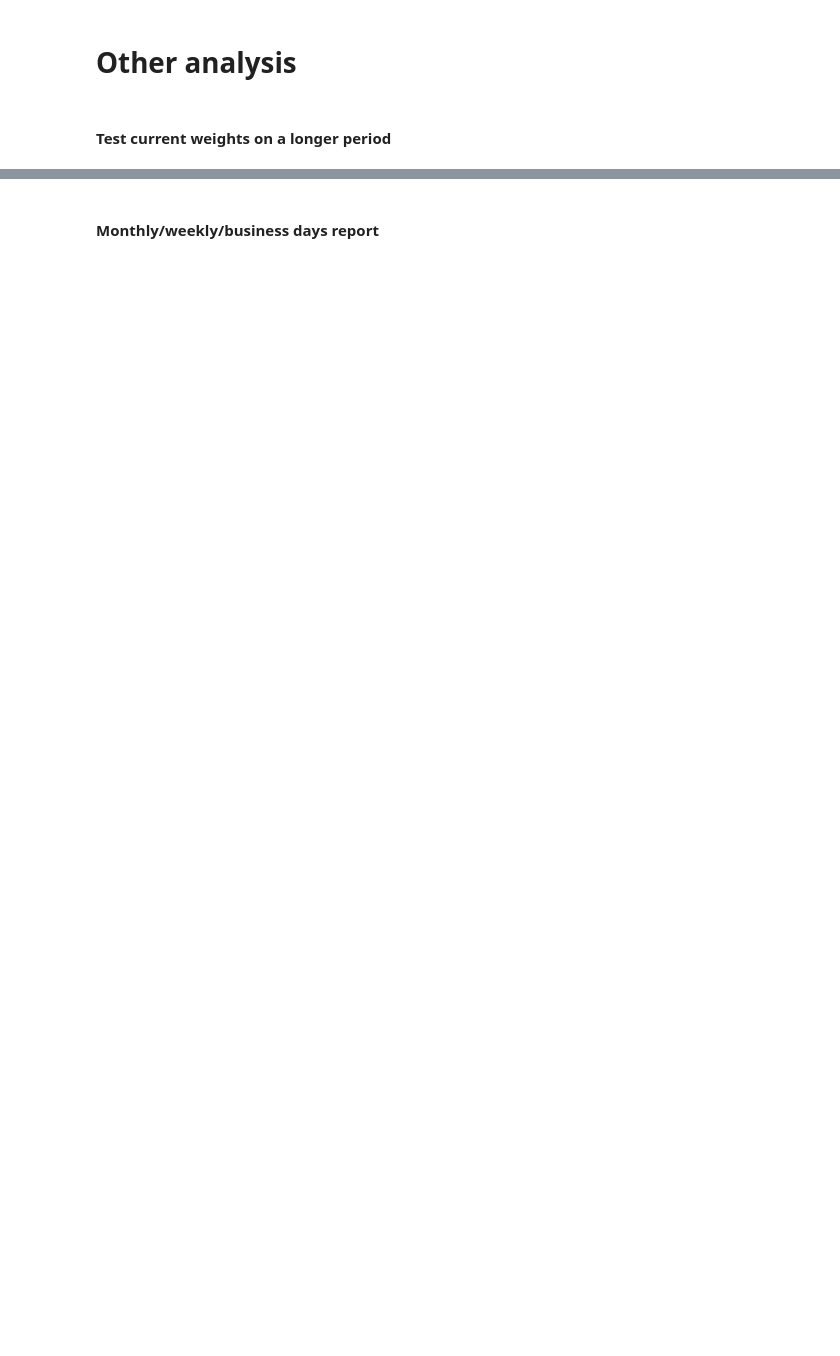
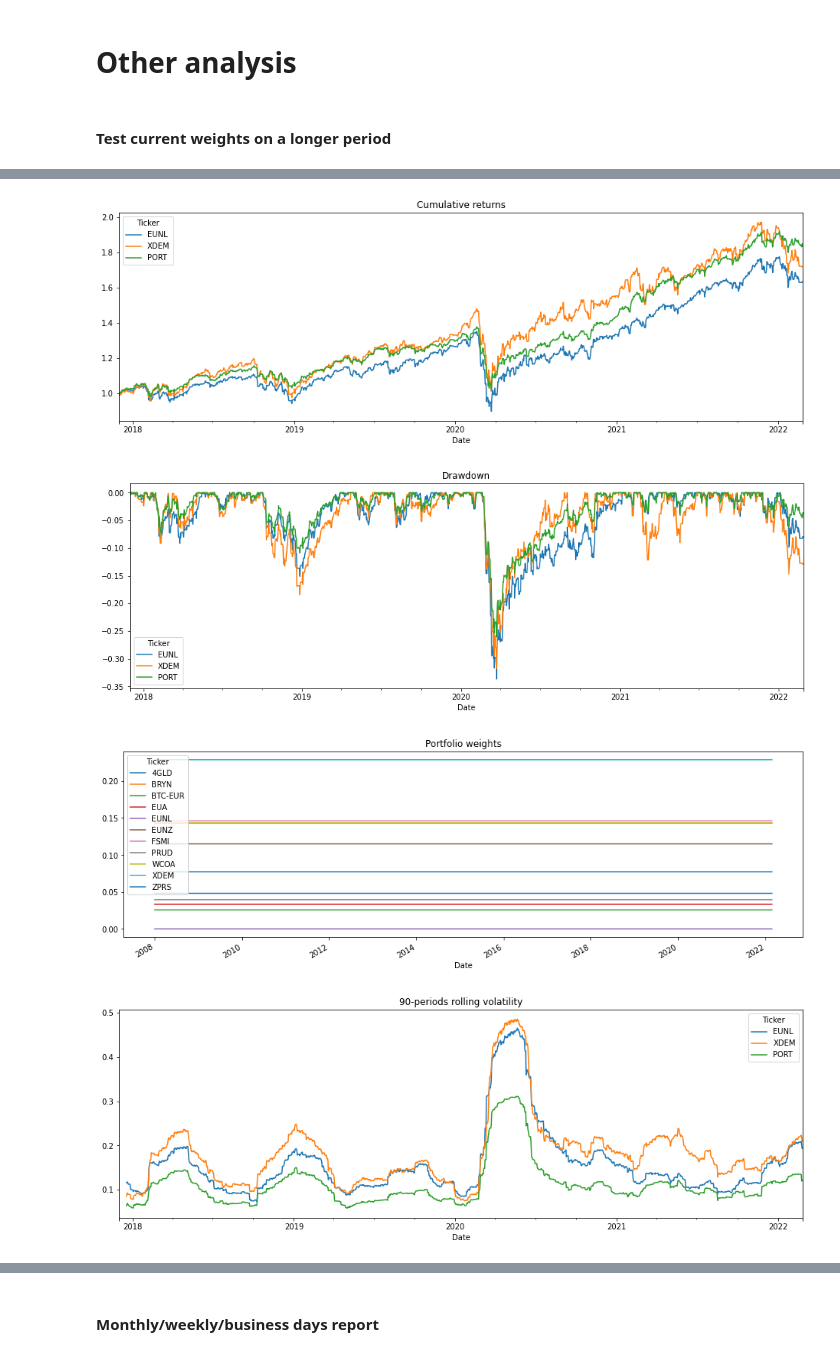
Before and after one commit to jaimeaguilera/Investing-projects, a Jupyter notebook: tracker.ipynb, the cells around one changed output, grey strips where cells are left out. Saved outputs shown, nothing was run; the diff lists cells and outputs as text; code cells hidden in the pictures; blank space fills up the shorter version.

```diff
--- a/tracker.ipynb
+++ b/tracker.ipynb
@@ -259,0 +249,4 @@ stats_long
+# %%
+stats_long = portfolio.backtest()
+stats_long
+# %% [output]
@@ -260 +267,5 @@ stats_long
+[figure, added]
+[figure, added]
+[figure, added]
+[figure, added]
 # %%
```
Also changed, not shown: parts of 8 cells of this notebook, 2 other files.
